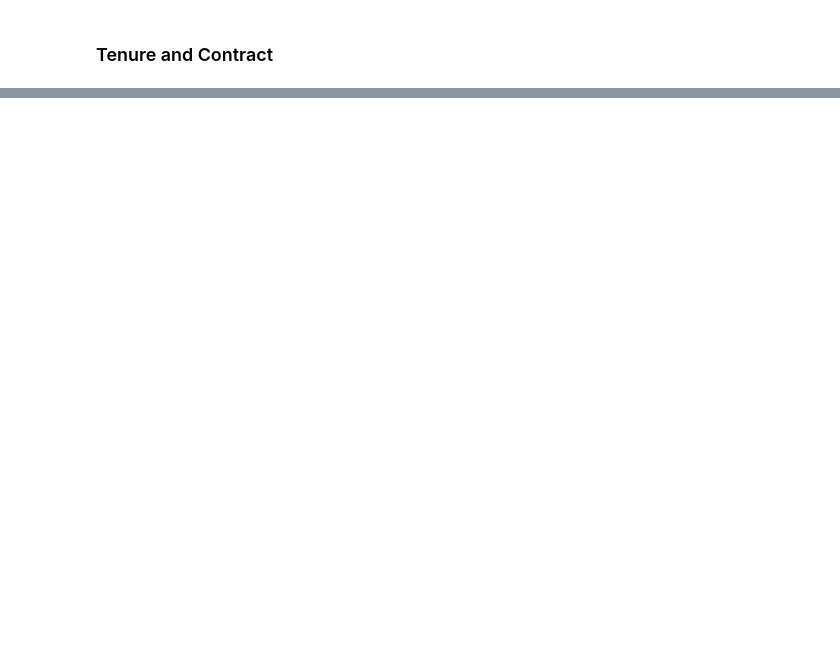
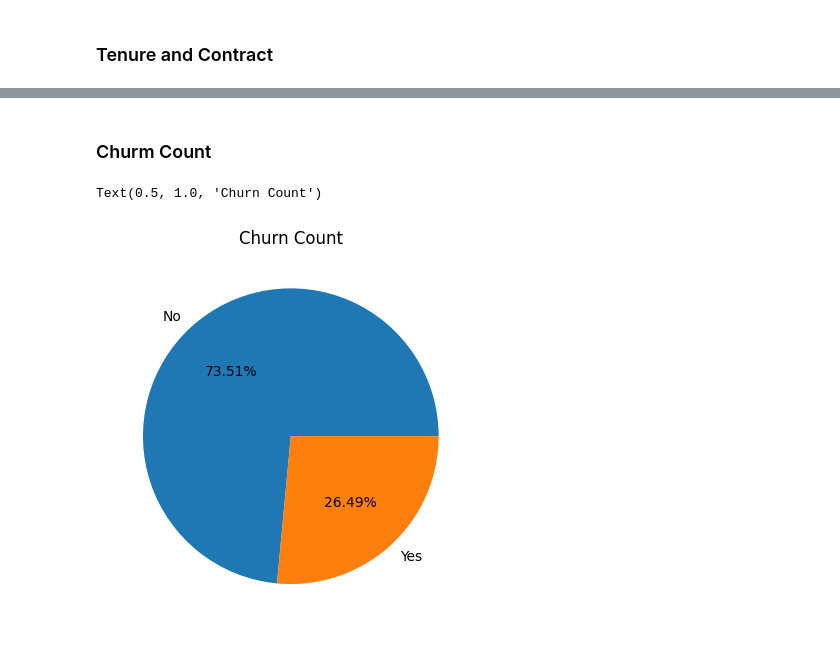
Before and after one commit to salomonzambrano/Portfolio-focused-on-Data-Science-, a Jupyter notebook: notebooks/Telecom Customer Churn Prediction.ipynb, the cells around one changed output, grey strips where cells are left out. Saved outputs shown, nothing was run; the diff lists cells and outputs as text; code cells hidden in the pictures; blank space fills up the shorter version.

Commit message:
continue with churns case

```diff
--- a/notebooks/Telecom Customer Churn Prediction.ipynb
+++ b/notebooks/Telecom Customer Churn Prediction.ipynb
@@ -218,0 +251,8 @@ From this, I conclude that part from the internet and phone services, the stream
+# %% [markdown]
+### Churm Count
+# %%
+plt.pie(x = df['Churn'].value_counts(), labels = df['Churn'].unique(),autopct='%1.2f%%')
+plt.title('Churn Count')
+# %% [output]
+Text(0.5, 1.0, 'Churn Count')
+[figure, added]
```
Also changed, not shown: parts of 21 cells of this notebook.
